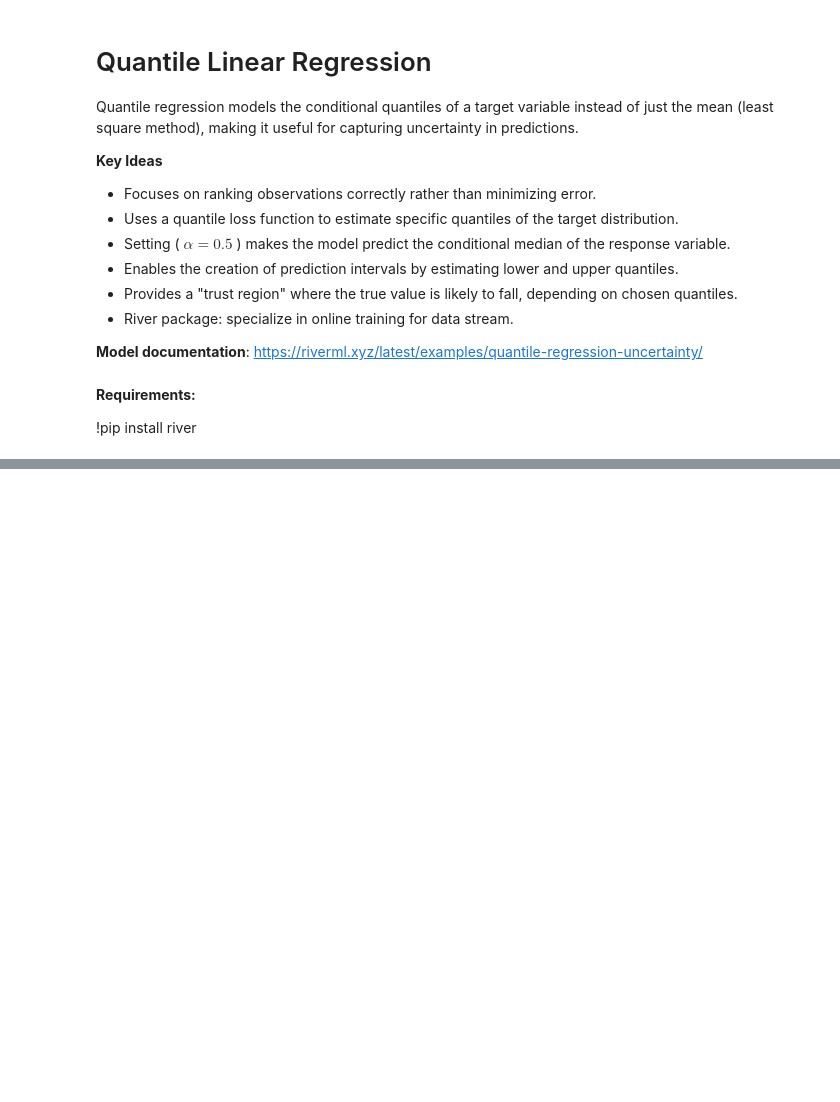
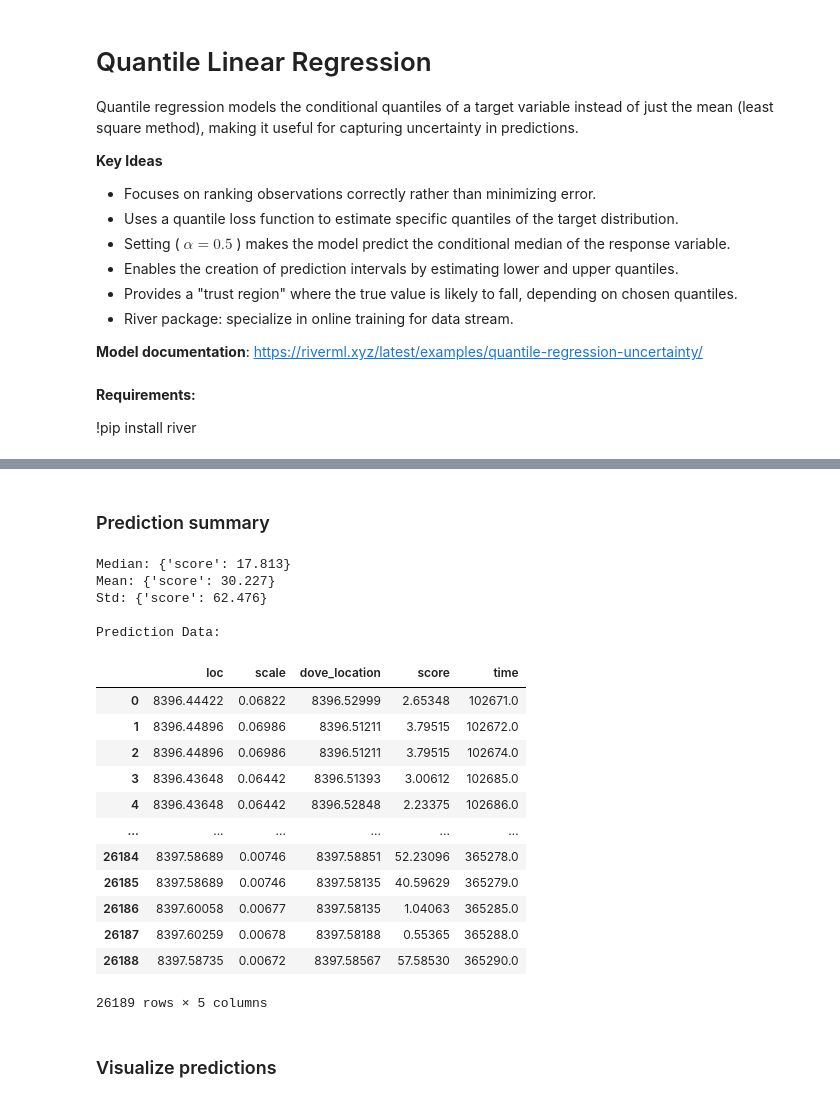
Before and after one commit to microprediction/birdgame, a Jupyter notebook: birdgame/examples/quickstarters/quantile_regression_river.ipynb, the cells around one changed output, grey strips where cells are left out. Drawn from its saved outputs; the diff is of its cells as text; code cells hidden in the pictures; blank space fills up the shorter version.

```diff
--- a/birdgame/examples/quickstarters/quantile_regression_river.ipynb
+++ b/birdgame/examples/quickstarters/quantile_regression_river.ipynb
@@ -288,31 +212,0 @@ def infer(
-# %%
-def compute_pdf_score(past_pdf, observed_dove_location):
-    """ Compute weighted PDF score of a normal distribution """
-    weighted_pdf_score = 0
-    highest_weight = 0
-    stored_prediction = None
-
-    for component in past_pdf.get('components', []):
-        density = component['density']
-        loc, scale, weight = density['params']['loc'], density['params']['scale'], component['weight']
-
-        # Compute PDF score (Gaussian)
-        pdf_score = (1 / (math.sqrt(2 * math.pi * scale**2))) * \
-                    math.exp(-((observed_dove_location - loc) ** 2) / (2 * scale**2))
-
-        weighted_pdf_score += weight * pdf_score
-
-        # Store prediction with highest weight
-        if weight > highest_weight:
-            stored_prediction = (loc, scale, observed_dove_location, pdf_score)
-            highest_weight = weight
-
-    return round(weighted_pdf_score, 3), stored_prediction
-
-
-def find_past_pdf(pdf_history, current_time, horizon):
-    """ Function to find the most recent valid past prediction """
-    for past_time, p_pdf in reversed(pdf_history):
-        if past_time < current_time - horizon:
-            return p_pdf
-    return None  # No valid past prediction
@@ -477,3 +296,30 @@ def plot_dove_predictions(store_pred, start_ind=1000, window_size=200, max_pdf_s
+# %% [markdown]
+### Prediction summary
+# %%
+skip_length = 500
+# Display scores and predictions (skipping first 500 values -> skip warmup of model)
+stats_summary, pred_summary = summarize_predictions(score_history, store_pred, skip_length=500)
+# %% [output]
+Median: {'score': 17.813}
+Mean: {'score': 30.227}
+Std: {'score': 62.476}
+
+Prediction Data:
+|  | loc | scale | dove_location | score | time |
+| 0 | 8396.44422 | 0.06822 | 8396.52999 | 2.65348 | 102671.0 |
+| 1 | 8396.44896 | 0.06986 | 8396.51211 | 3.79515 | 102672.0 |
+| 2 | 8396.44896 | 0.06986 | 8396.51211 | 3.79515 | 102674.0 |
+| 3 | 8396.43648 | 0.06442 | 8396.51393 | 3.00612 | 102685.0 |
+| 4 | 8396.43648 | 0.06442 | 8396.52848 | 2.23375 | 102686.0 |
+| ... | ... | ... | ... | ... | ... |
+| 26184 | 8397.58689 | 0.00746 | 8397.58851 | 52.23096 | 365278.0 |
+| 26185 | 8397.58689 | 0.00746 | 8397.58135 | 40.59629 | 365279.0 |
+| 26186 | 8397.60058 | 0.00677 | 8397.58135 | 1.04063 | 365285.0 |
+| 26187 | 8397.60259 | 0.00678 | 8397.58188 | 0.55365 | 365288.0 |
+| 26188 | 8397.58735 | 0.00672 | 8397.58567 | 57.58530 | 365290.0 |
+26189 rows × 5 columns
+# %% [markdown]
+### Visualize predictions
 # %%
 start_ind=1000
 window_size=200
```
Also changed, not shown: parts of 14 cells of this notebook, 16 other files.
